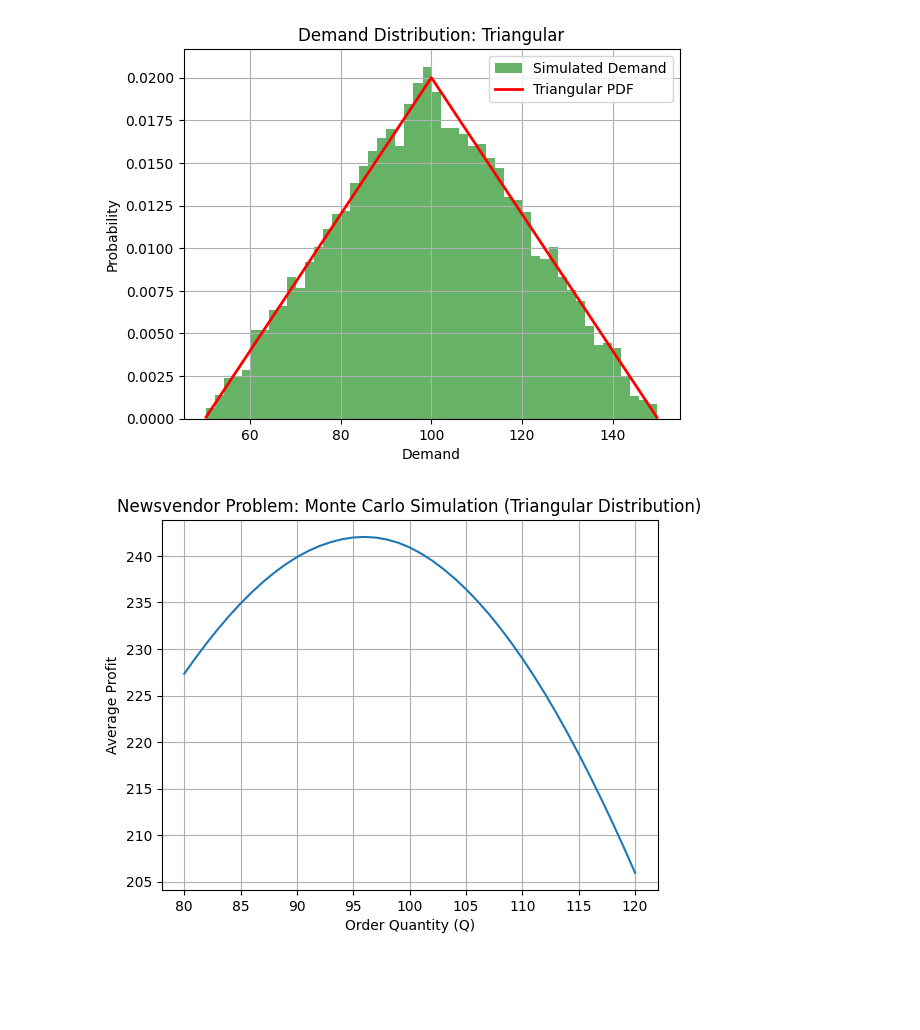
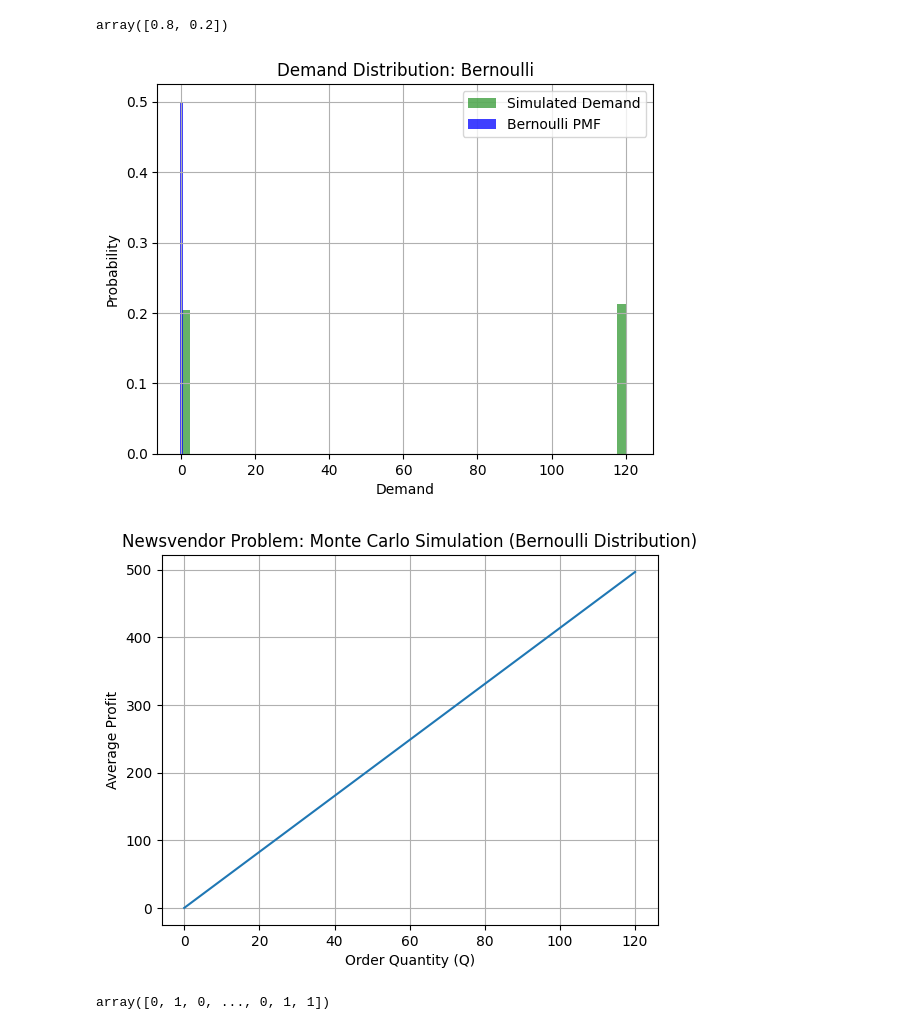
Before and after one commit to camachomauricio/Simulation-ISYE-6644, a Jupyter notebook: JupyterNBs/app_v2.ipynb, the cells around one changed output. Cells and saved outputs as stored; diff of their text form; code cells hidden in the pictures; blank space fills up the shorter version.

```diff
--- a/JupyterNBs/app_v2.ipynb
+++ b/JupyterNBs/app_v2.ipynb
@@ -159,15 +163,15 @@ def simulate_demand(lcg, iterations, distribution='normal', **kwargs):
         elif distribution == 'lognormal':
             demand = generate_lognormal_demand(lcg, kwargs.get('mu', 0), kwargs.get('sigma', 1))
         elif distribution == 'bernoulli':
-            demand = generate_bernoulli_demand(lcg, kwargs.get('p', 0.5))
+            demand = generate_bernoulli_demand(lcg, kwargs.get('p', 0.5), kwargs.get('a', 0), kwargs.get('b', 1))
         elif distribution == 'geometric':
-            demand = generate_geometric_demand(lcg, kwargs.get('p', 0.5))
+            demand = generate_geometric_demand(lcg, kwargs.get('p', 0.5), kwargs.get('a', 0), kwargs.get('b', 1))
         elif distribution == 'negative_binomial':
             demand = generate_negative_binomial_demand(lcg, kwargs.get('r', 10), kwargs.get('p', 0.5))
         elif distribution == 'triangular':
             demand = generate_triangular_demand(lcg, kwargs.get('a', 0), kwargs.get('c', 0.5), kwargs.get('b', 1))
         elif distribution == 'beta':
-            demand = generate_beta_demand(lcg, kwargs.get('alpha', 2), kwargs.get('beta', 5))
+            demand = generate_beta_demand(lcg, kwargs.get('alpha', 2), kwargs.get('beta', 5), kwargs.get('a', 0), kwargs.get('b', 1))
         elif distribution == 'weibull':
             demand = generate_weibull_demand(lcg, kwargs.get('lam', 1), kwargs.get('k', 1.5))
         else:
@@ -199,8 +203,8 @@ def plot_demand_distribution(demands, distribution, **kwargs):
         a, c, b = kwargs.get('a', 0), kwargs.get('c', 0.5), kwargs.get('b', 1)
         plt.plot(x, stats.triang.pdf(x, (c - a) / (b - a), loc=a, scale=b - a), 'r-', lw=2, label='Triangular PDF')
     elif distribution == 'beta':
-        alpha, beta = kwargs.get('alpha', 2), kwargs.get('beta', 5)
-        plt.plot(x, stats.beta.pdf(x, alpha, beta), 'r-', lw=2, label='Beta PDF')
+        alpha, beta, a, b = kwargs.get('alpha', 2), kwargs.get('beta', 5), kwargs.get('a', 0), kwargs.get('b', 1)
+        plt.plot(x, stats.beta.pdf((x - a)/(b - a), alpha, beta,)/ (b - a) , 'r-', lw=2, label='Beta PDF')
     elif distribution == 'weibull':
         lam, k = kwargs.get('lam', 1), kwargs.get('k', 1.5)
         plt.plot(x, stats.weibull_min.pdf(x, k, scale=lam), 'r-', lw=2, label='Weibull PDF')
@@ -211,16 +215,16 @@ def plot_demand_distribution(demands, distribution, **kwargs):
         k = np.arange(0, max(demands) + 1)
         plt.bar(k, stats.poisson.pmf(k, lam), alpha=0.75, label='Poisson PMF', color='b')
     elif distribution == 'geometric':
-        p = kwargs.get('p', 0.5)
-        k = np.arange(1, max(demands) + 1)
-        plt.bar(k, stats.geom.pmf(k, p), alpha=0.75, label='Geometric PMF', color='b')
+        p, a, b = kwargs.get('p', 0.5), kwargs.get('a', 0), kwargs.get('b', 1)
+        k = np.arange(0, max(demands) + 1)
+        plt.bar(k, stats.geom.pmf(k, p) , alpha=0.75, label='Geometric PMF', color='b')
     elif distribution == 'negative_binomial':
         r, p = kwargs.get('r', 10), kwargs.get('p', 0.5)
         k = np.arange(0, max(demands) + 1)
         plt.bar(k, stats.nbinom.pmf(k, r, p), alpha=0.75, label='Negative Binomial PMF', color='b')
     elif distribution == 'bernoulli':
-        p = kwargs.get('p', 0.5)
-        k = [0, 1]
+        p, a, b = kwargs.get('p', 0.5), kwargs.get('a', 0), kwargs.get('b', 1)
+        k = [0,1]
         plt.bar(k, stats.bernoulli.pmf(k, p), alpha=0.75, label='Bernoulli PMF', color='b')
     elif distribution == 'binomial':
         n, p = kwargs.get('n', 10), kwargs.get('p', 0.5)
@@ -234,6 +238,11 @@ def plot_demand_distribution(demands, distribution, **kwargs):
     plt.legend()
     plt.grid(True)
     plt.show()
+# %%
+k = [0, 1]
+stats.bernoulli.pmf(k, 0.2)
+# %% [output]
+array([0.8, 0.2])
 # %%
 """ old simulate_newsvendor with no holding cost
 def simulate_newsvendor(order_quantity, selling_price, unit_cost, salvage_value, demands):
@@ -290,22 +299,22 @@ def simulate_newsvendor(order_quantity, selling_price, unit_cost, demands, salva
     return np.mean(profits)
 # %%
 # Parameters for the newsvendor problem
-pp = 10  # Selling price per unit
-c = 7   # Cost per unit
-v = 3   # Salvage value per unit (if unsold)
-h = 0   # Holding cost per unit
-order_quantities = np.arange(80, 121)
+pp = 15  # Selling price per unit
+c = 4   # Cost per unit
+v = 2   # Salvage value per unit (if unsold)
+h = 1   # Holding cost per unit
+order_quantities = np.arange(0, 121)
 
 # Define general parameters for the simulation
 iterations = 10000  # Number of iterations for the Monte Carlo simulation
-distribution = 'triangular'  # Specify the distribution to use
+distribution = 'bernoulli'  # Specify the distribution to use
 
 # in case of some distributions like binomial, we need to adjust order_quantities
-if distribution == 'binomial':
-    n, p = 100, 0.3
-    mu = n * p
-    sigma = np.sqrt(n * p * (1 - p))
-    order_quantities = np.arange(max(0, int(mu - 3 * sigma)), int(mu + 3 * sigma) + 1)
+# if distribution == 'binomial':
+#     n, p = 100, 0.3
+#     mu = n * p
+#     sigma = np.sqrt(n * p * (1 - p))
+#     order_quantities = np.arange(max(0, int(mu - 3 * sigma)), int(mu + 3 * sigma) + 1)
 
 
 # Define specific parameters for each distribution
@@ -313,39 +322,43 @@ distribution_params = {
     'normal': {'mu': 100, 'sigma': 50},
     'uniform': {'a': 50, 'b': 150},
     'exponential': {'lam': 1/100},
     'poisson': {'lam': 100},
     'lognormal': {'mu': 4.5, 'sigma': 0.75},
     'triangular': {'a': 50, 'c': 100, 'b': 150},
-    'beta': {'alpha': 2, 'beta': 5},
-    'weibull': {'lam': 1.5, 'k': 1.2},
-    'geometric': {'p': 0.3},
+    'beta': {'alpha': 2, 'beta': 5, 'a': min(order_quantities), 'b': max(order_quantities)},
+    'weibull': {'lam': 100, 'k': 1.5},
+    'geometric': {'p': 0.3, 'a': min(order_quantities), 'b': max(order_quantities)},
     'negative_binomial': {'r': 10, 'p': 0.4},
-    'bernoulli': {'p': 0.5},
+    'bernoulli': {'p': 0.5, 'a': min(order_quantities), 'b': max(order_quantities)},
     'binomial': {'n': 100, 'p': 0.3}
 }
 
 # Initialize the LCG with a seed
 lcg = LCG(seed=1234)
 
 # Simulate demand based on the specified distribution and parameters
 demands = simulate_demand(lcg, iterations, distribution, **distribution_params[distribution])
 
 # Plot the simulated demand along with the theoretical distribution
 plot_demand_distribution(demands, distribution, **distribution_params[distribution])
 
 # Calculate the average profit for each order quantity
 average_profits = [simulate_newsvendor(Q,pp,c,demands,v,h) for Q in order_quantities]
 
 # Plot the newsvendor simulation results
 plt.plot(order_quantities, average_profits)
 plt.xlabel('Order Quantity (Q)')
 plt.ylabel('Average Profit')
 plt.title(f'Newsvendor Problem: Monte Carlo Simulation ({distribution.capitalize()} Distribution)')
 plt.grid(True)
 plt.show()
 # %% [output]
-[figure, old version]
+[figure, new version]
-[figure, old version]
+[figure, new version]
+# %%
+demands
+# %% [output]
+array([0, 1, 0, ..., 0, 1, 1])
 # %%
 optimal_quantity = order_quantities[np.argmax(average_profits)]
 optimal_profit = max(average_profits)
```
Also changed, not shown: parts of 2 cells of this notebook.
